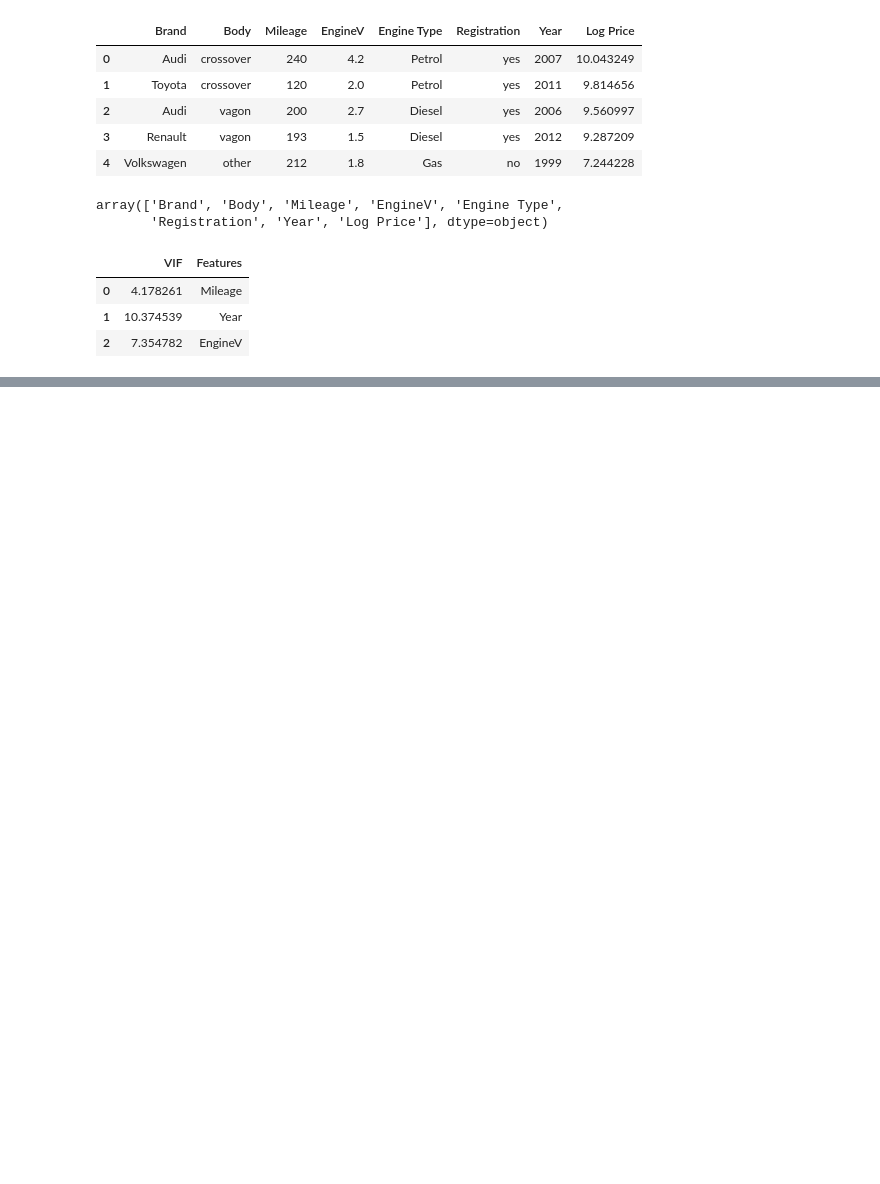
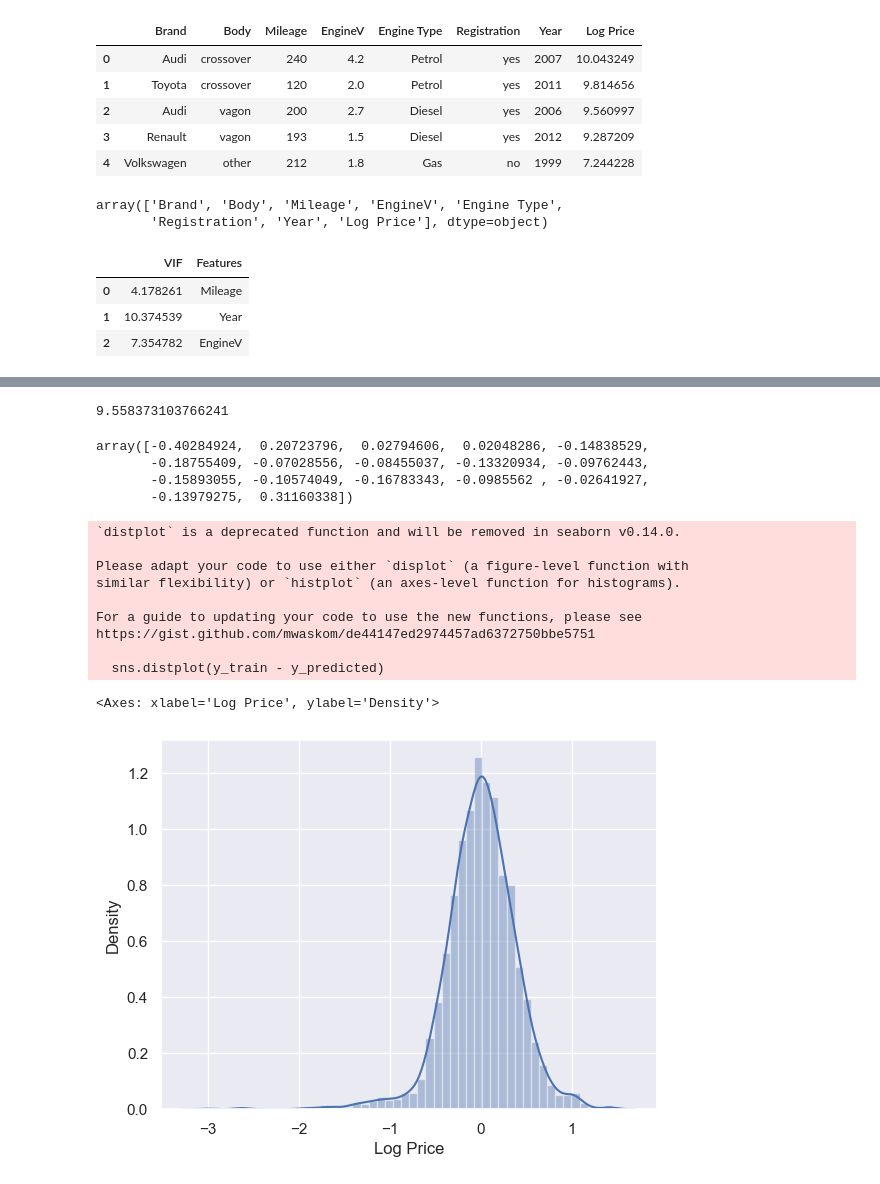
Before and after one commit to psalmskalu/data_science_class_with_smyle, a Jupyter notebook: exercise class/car_prices.ipynb, the cells around one changed output, grey strips where cells are left out. Cells and saved outputs as stored; diff of their text form; code cells hidden in the pictures; blank space fills up the shorter version.

```diff
--- a/exercise class/car_prices.ipynb
+++ b/exercise class/car_prices.ipynb
@@ -363,0 +520,27 @@ vif
+# %%
+regression.intercept_
+# %% [output]
+9.558373103766241
+# %%
+regression.coef_
+# %% [output]
+array([-0.40284924,  0.20723796,  0.02794606,  0.02048286, -0.14838529,
+       -0.18755409, -0.07028556, -0.08455037, -0.13320934, -0.09762443,
+       -0.15893055, -0.10574049, -0.16783343, -0.0985562 , -0.02641927,
+       -0.13979275,  0.31160338])
+# %%
+#Residual plot
+
+sns.distplot(y_train - y_predicted)
+# %% [output]
+`distplot` is a deprecated function and will be removed in seaborn v0.14.0.
+
+Please adapt your code to use either `displot` (a figure-level function with
+similar flexibility) or `histplot` (an axes-level function for histograms).
+
+For a guide to updating your code to use the new functions, please see
+https://gist.github.com/mwaskom/de44147ed2974457ad6372750bbe5751
+
+  sns.distplot(y_train - y_predicted)
+<Axes: xlabel='Log Price', ylabel='Density'>
+[figure, added]
```
Also changed, not shown: parts of 28 cells of this notebook.
